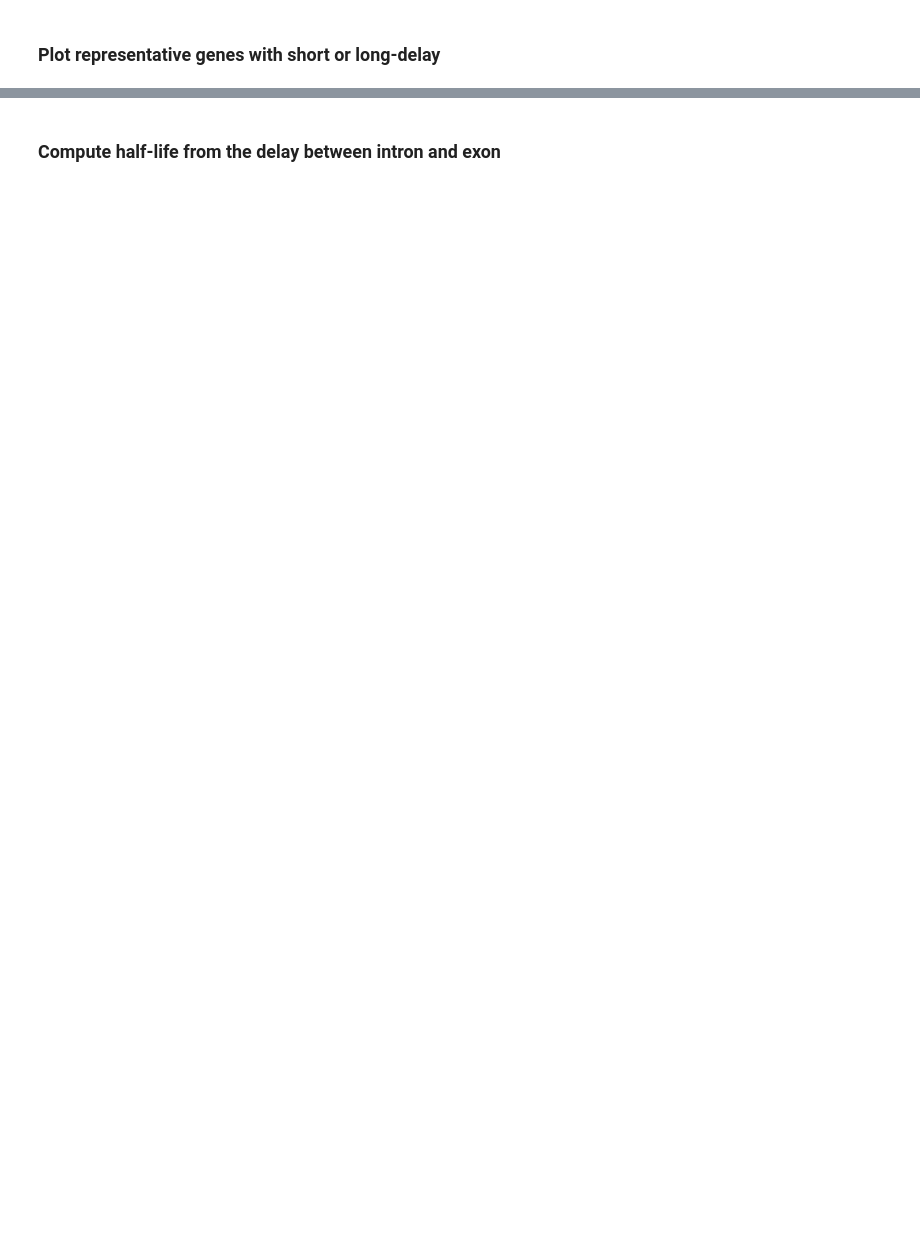
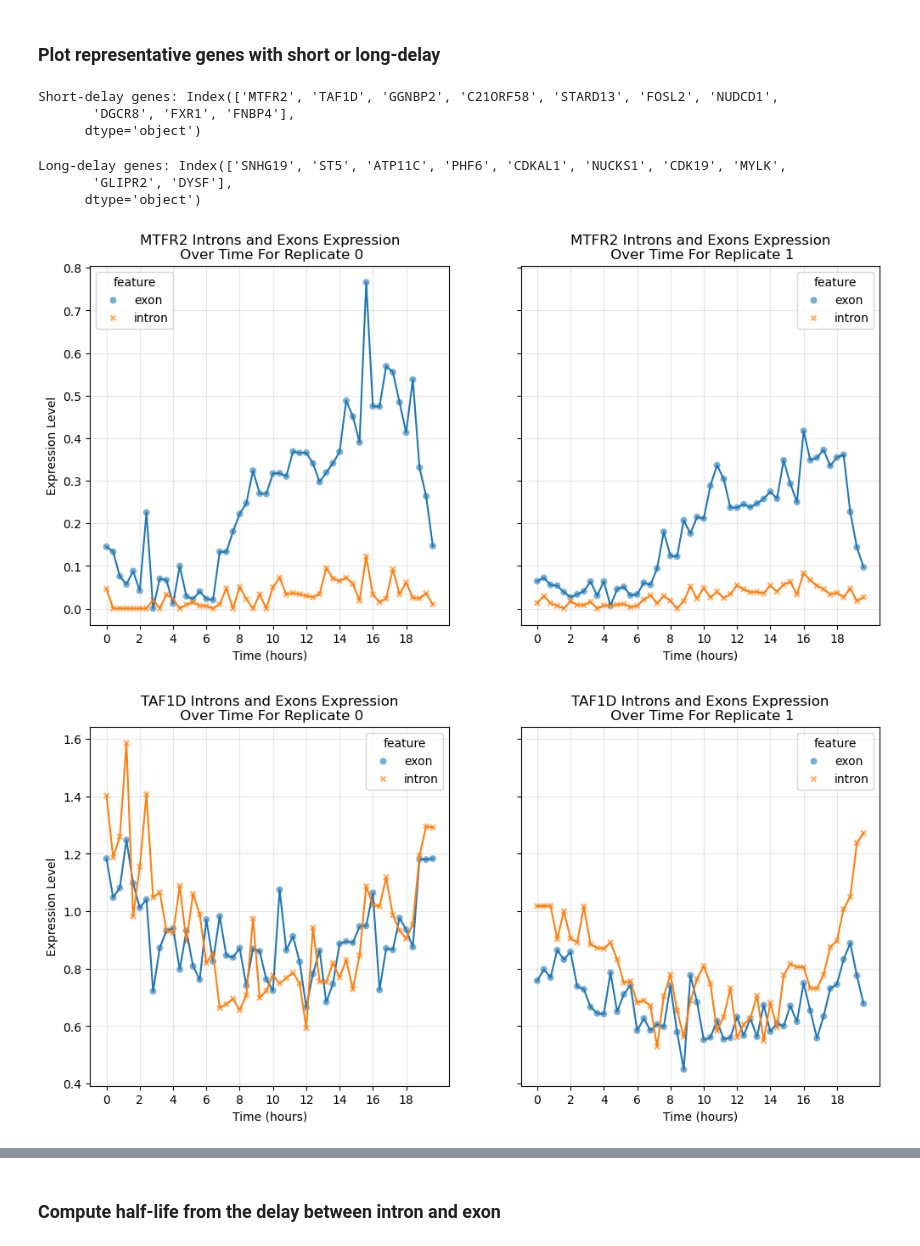
Before and after one commit to AlexiaGiroud/GenomeToFunction-exo3-G22, a Jupyter notebook: Exercise_Week10_11_B_Exercises.ipynb, the cells around one changed output, grey strips where cells are left out. Drawn from its saved outputs; the diff is of its cells as text; code cells hidden in the pictures; blank space fills up the shorter version.

```diff
--- a/Exercise_Week10_11_B_Exercises.ipynb
+++ b/Exercise_Week10_11_B_Exercises.ipynb
@@ -885,0 +917,20 @@ When comparing the periodic genes identified by the analysis to the list of well
+# %%
+short_delay_genes = valid_delta[valid_delta < 1].sort_values().index
+print("Short-delay genes:", short_delay_genes[:10])
+# %% [output]
+Short-delay genes: Index(['MTFR2', 'TAF1D', 'GGNBP2', 'C21ORF58', 'STARD13', 'FOSL2', 'NUDCD1',
+       'DGCR8', 'FXR1', 'FNBP4'],
+      dtype='object')
+# %%
+long_delay_genes = valid_delta[(valid_delta >= 3) & (valid_delta <= 5)].sort_values().index
+print("Long-delay genes:", long_delay_genes[:10])
+# %% [output]
+Long-delay genes: Index(['SNHG19', 'ST5', 'ATP11C', 'PHF6', 'CDKAL1', 'NUCKS1', 'CDK19', 'MYLK',
+       'GLIPR2', 'DYSF'],
+      dtype='object')
+# %%
+for gene in short_delay_genes[:3]:
+    plot_gene_expression(dat_melted, gene)
+# %% [output]
+[figure, added]
+[figure, added]
```
Also changed, not shown: parts of 11 cells of this notebook.
